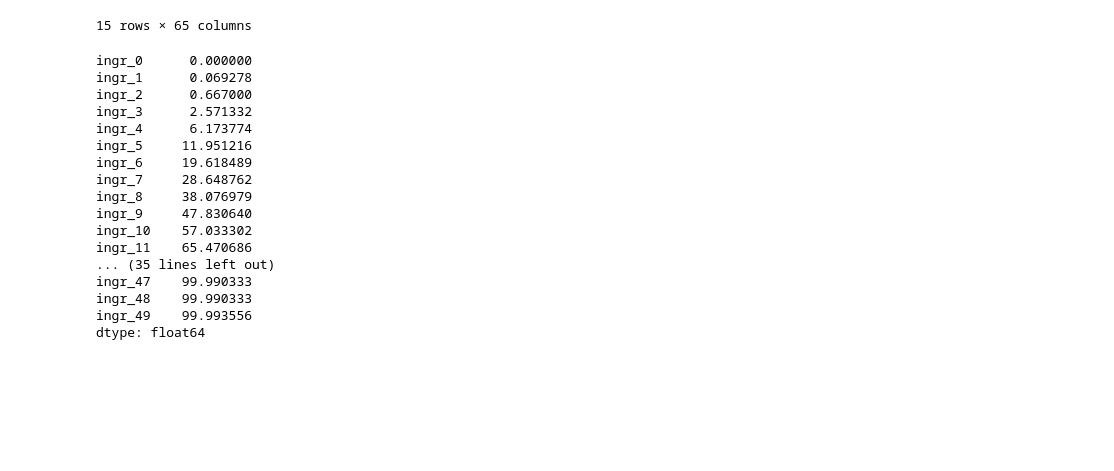
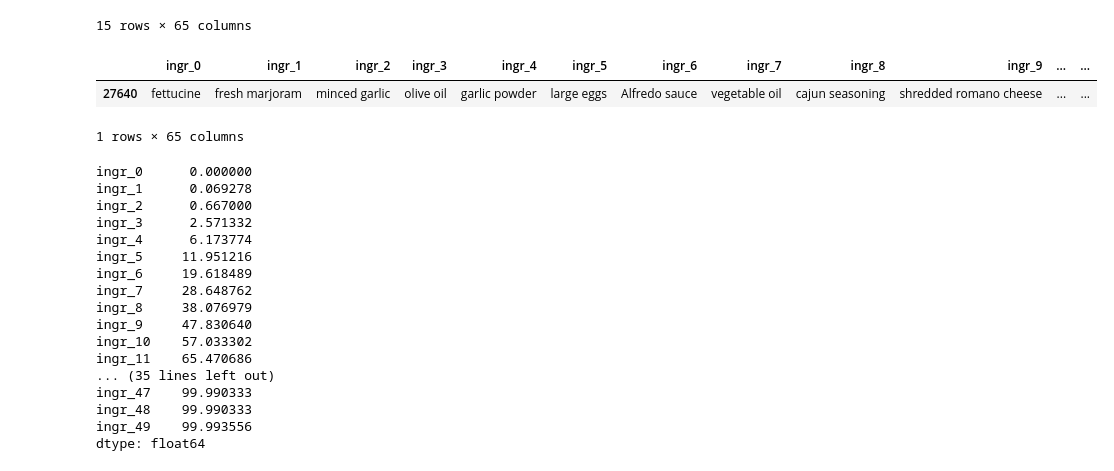
Before and after one commit to BloomTech-Labs/MyDish-DS, a Jupyter notebook: slightfoot/ing_pred_model.ipynb, the cells around one changed output. Drawn from its saved outputs; the diff is of its cells as text; code cells hidden in the pictures; blank space fills up the shorter version.

```diff
--- a/slightfoot/ing_pred_model.ipynb
+++ b/slightfoot/ing_pred_model.ipynb
@@ -201,6 +223,12 @@ merged_df.head(15)
 | 13 | applesauce | margarine | white sugar | brown sugar | egg | vanilla | flour | cocoa powder | baking soda | cinnamon | ... | ... |
 | 14 | milk | vegetable oil | molasses | bread | flour | cornmeal | salt | yeast | cocoa powder | brown sugar | ... | ... |
 15 rows × 65 columns
+# %%
+merged_df[~merged_df['ingr_64'].isnull()]
+# %% [output]
+|  | ingr_0 | ingr_1 | ingr_2 | ingr_3 | ingr_4 | ingr_5 | ingr_6 | ingr_7 | ingr_8 | ingr_9 | ... | ... |
+| 27640 | fettucine | fresh marjoram | minced garlic | olive oil | garlic powder | large eggs | Alfredo sauce | vegetable oil | cajun seasoning | shredded romano cheese | ... | ... |
+1 rows × 65 columns
 # %%
 (merged_df.isnull().mean() * 100).head(50)
 # %% [output]
```
Also changed, not shown: parts of 12 cells of this notebook, 1 other file.
